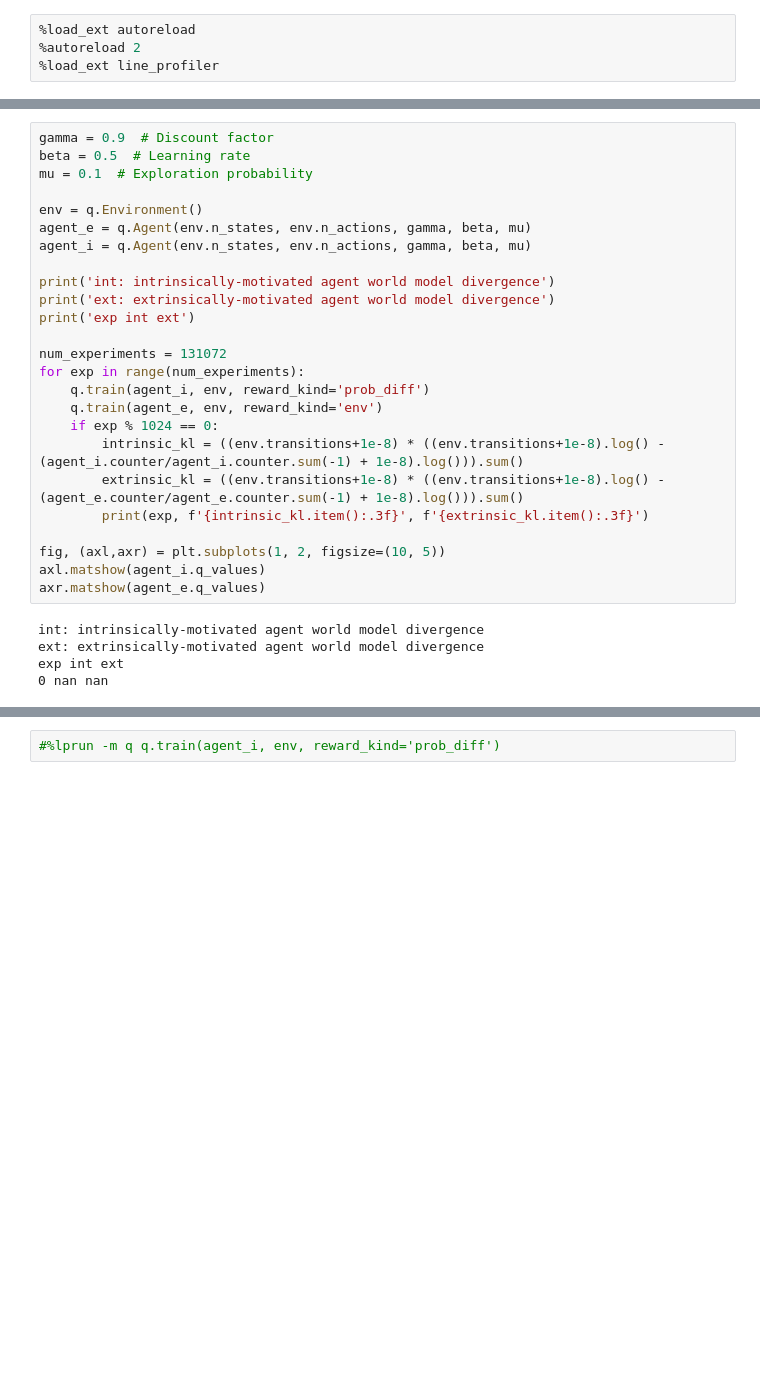
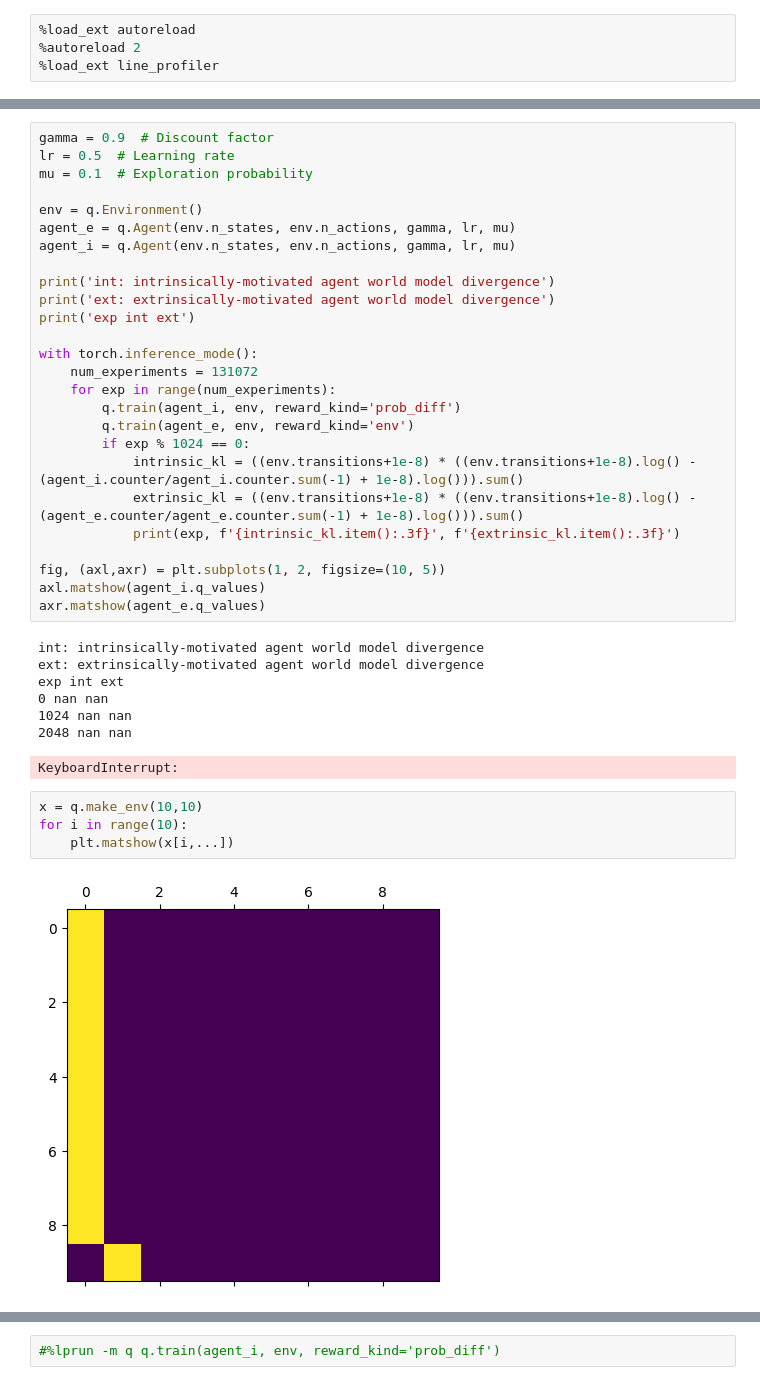
Before and after one commit to proger/rdia, a Jupyter notebook: q.ipynb, the cells around one changed output, grey strips where cells are left out. Saved outputs shown, nothing was run; the diff lists cells and outputs as text; blank space fills up the shorter version.

```diff
--- a/q.ipynb
+++ b/q.ipynb
@@ -9,24 +71,25 @@ import matplotlib.pyplot as plt
 # %%
 gamma = 0.9  # Discount factor
-beta = 0.5  # Learning rate
+lr = 0.5  # Learning rate
 mu = 0.1  # Exploration probability
 
 env = q.Environment()
-agent_e = q.Agent(env.n_states, env.n_actions, gamma, beta, mu)
-agent_i = q.Agent(env.n_states, env.n_actions, gamma, beta, mu)
+agent_e = q.Agent(env.n_states, env.n_actions, gamma, lr, mu)
+agent_i = q.Agent(env.n_states, env.n_actions, gamma, lr, mu)
 
 print('int: intrinsically-motivated agent world model divergence')
 print('ext: extrinsically-motivated agent world model divergence')
 print('exp int ext')
 
-num_experiments = 131072
-for exp in range(num_experiments):
-    q.train(agent_i, env, reward_kind='prob_diff')
-    q.train(agent_e, env, reward_kind='env')
-    if exp % 1024 == 0:
-        intrinsic_kl = ((env.transitions+1e-8) * ((env.transitions+1e-8).log() - (agent_i.counter/agent_i.counter.sum(-1) + 1e-8).log())).sum()
-        extrinsic_kl = ((env.transitions+1e-8) * ((env.transitions+1e-8).log() - (agent_e.counter/agent_e.counter.sum(-1) + 1e-8).log())).sum()
-        print(exp, f'{intrinsic_kl.item():.3f}', f'{extrinsic_kl.item():.3f}')
+with torch.inference_mode():
+    num_experiments = 131072
+    for exp in range(num_experiments):
+        q.train(agent_i, env, reward_kind='prob_diff')
+        q.train(agent_e, env, reward_kind='env')
+        if exp % 1024 == 0:
+            intrinsic_kl = ((env.transitions+1e-8) * ((env.transitions+1e-8).log() - (agent_i.counter/agent_i.counter.sum(-1) + 1e-8).log())).sum()
+            extrinsic_kl = ((env.transitions+1e-8) * ((env.transitions+1e-8).log() - (agent_e.counter/agent_e.counter.sum(-1) + 1e-8).log())).sum()
+            print(exp, f'{intrinsic_kl.item():.3f}', f'{extrinsic_kl.item():.3f}')
 
 fig, (axl,axr) = plt.subplots(1, 2, figsize=(10, 5))
 axl.matshow(agent_i.q_values)
@@ -36,3 +99,12 @@ int: intrinsically-motivated agent world model divergence
 ext: extrinsically-motivated agent world model divergence
 exp int ext
 0 nan nan
+1024 nan nan
+2048 nan nan
+KeyboardInterrupt:
+# %%
+x = q.make_env(10,10)
+for i in range(10):
+    plt.matshow(x[i,...])
+# %% [output]
+[figure, added]
```
Also changed, not shown: parts of 8 cells of this notebook, 1 other file.
